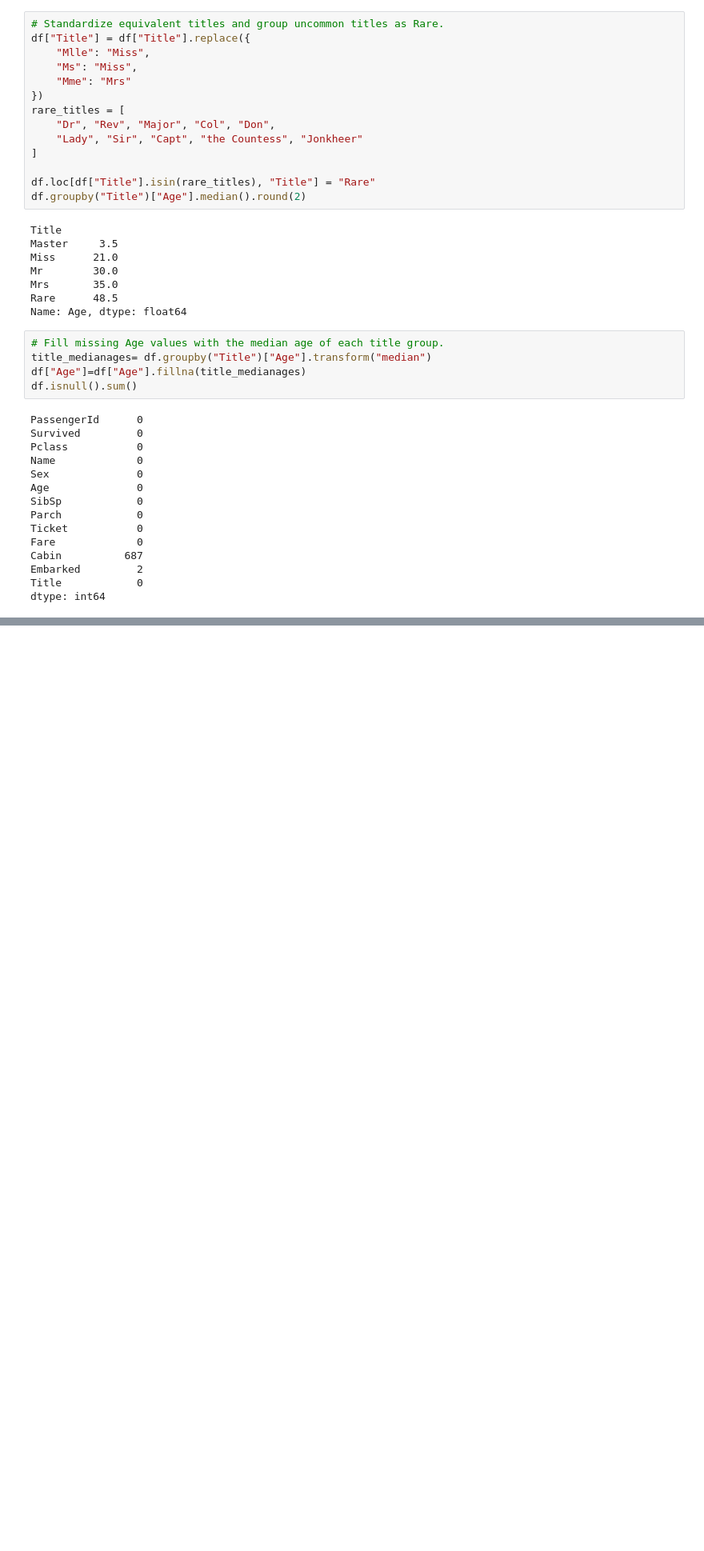
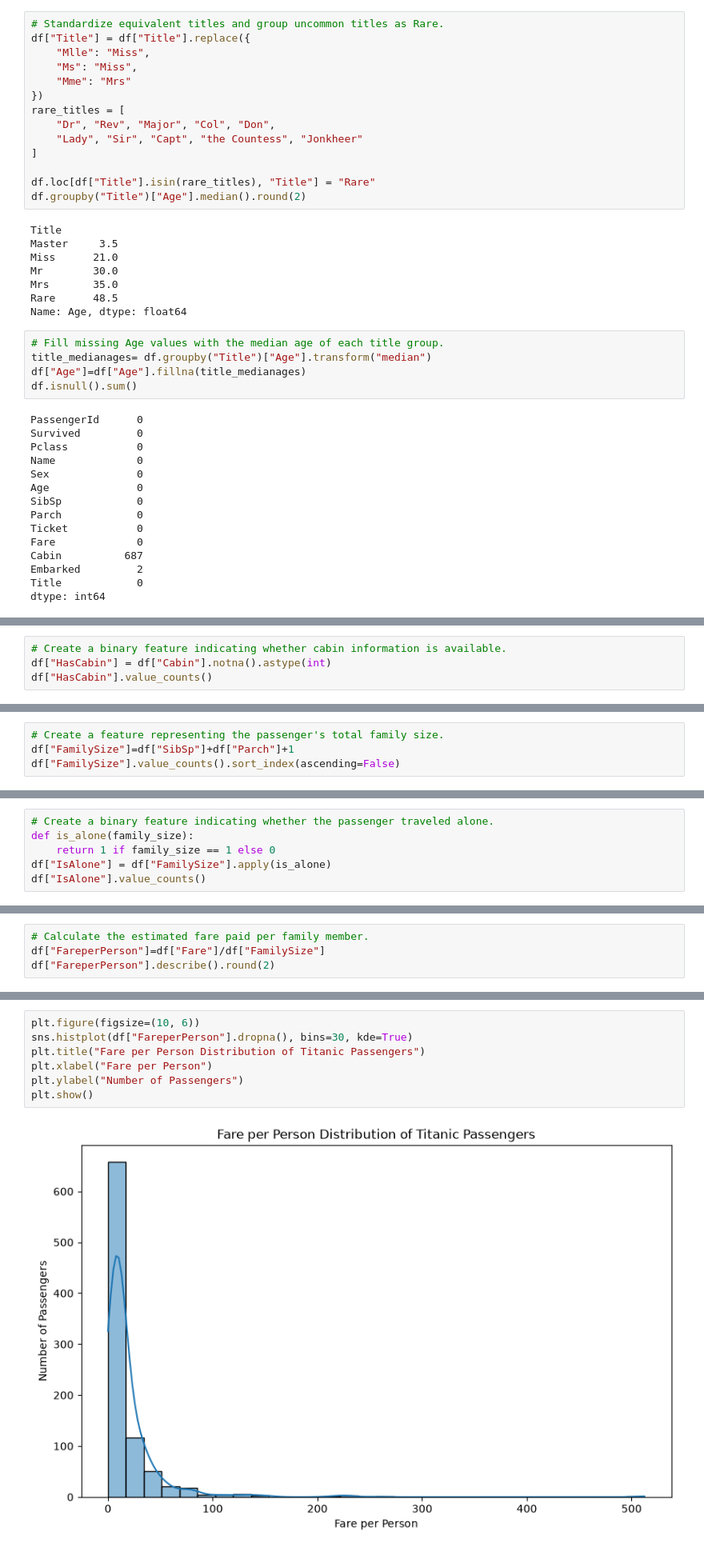
Before and after one commit to alitokgoz7/Titanic-data-science, a Jupyter notebook: notebooks/titanic_analysis.ipynb, the cells around one changed output, grey strips where cells are left out. Shown at 80% size. Drawn from its saved outputs; the diff is of its cells as text; blank space fills up the shorter version.

```diff
--- a/notebooks/titanic_analysis.ipynb
+++ b/notebooks/titanic_analysis.ipynb
@@ -367,0 +375,4 @@ dtype: int64
+# %%
+# Create a binary feature indicating whether cabin information is available.
+df["HasCabin"] = df["Cabin"].notna().astype(int)
+df["HasCabin"].value_counts()
@@ -367,0 +384,4 @@ dtype: int64
+# %%
+# Create a feature representing the passenger's total family size.
+df["FamilySize"]=df["SibSp"]+df["Parch"]+1
+df["FamilySize"].value_counts().sort_index(ascending=False)
@@ -367,0 +400,6 @@ dtype: int64
+# %%
+# Create a binary feature indicating whether the passenger traveled alone.
+def is_alone(family_size):
+    return 1 if family_size == 1 else 0
+df["IsAlone"] = df["FamilySize"].apply(is_alone)
+df["IsAlone"].value_counts()
@@ -367,0 +436,4 @@ dtype: int64
+# %%
+# Calculate the estimated fare paid per family member.
+df["FareperPerson"]=df["Fare"]/df["FamilySize"]
+df["FareperPerson"].describe().round(2)
@@ -367,0 +450,9 @@ dtype: int64
+# %%
+plt.figure(figsize=(10, 6))
+sns.histplot(df["FareperPerson"].dropna(), bins=30, kde=True)
+plt.title("Fare per Person Distribution of Titanic Passengers")
+plt.xlabel("Fare per Person")
+plt.ylabel("Number of Passengers")
+plt.show()
+# %% [output]
+[figure, added]
```
Also changed, not shown: parts of 8 cells of this notebook.
